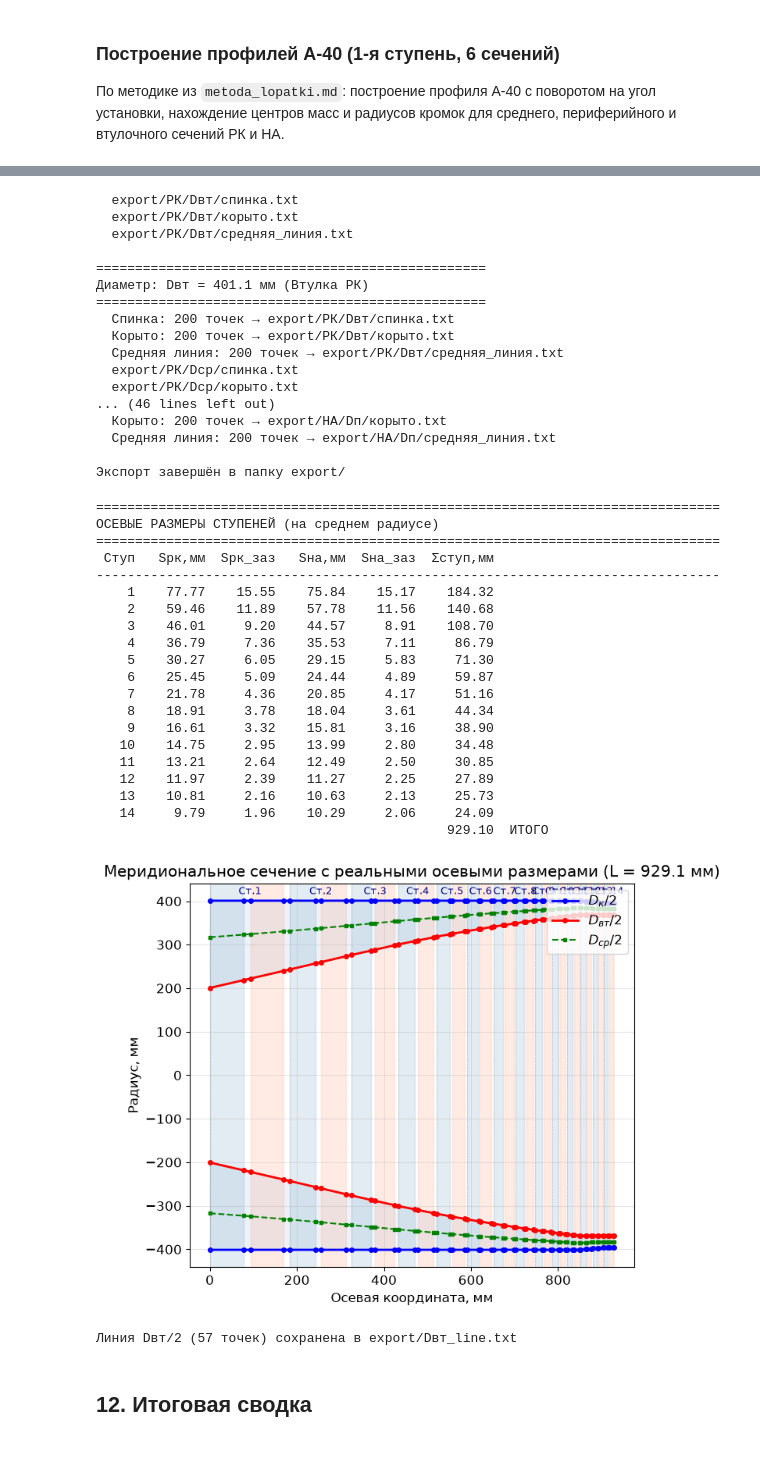
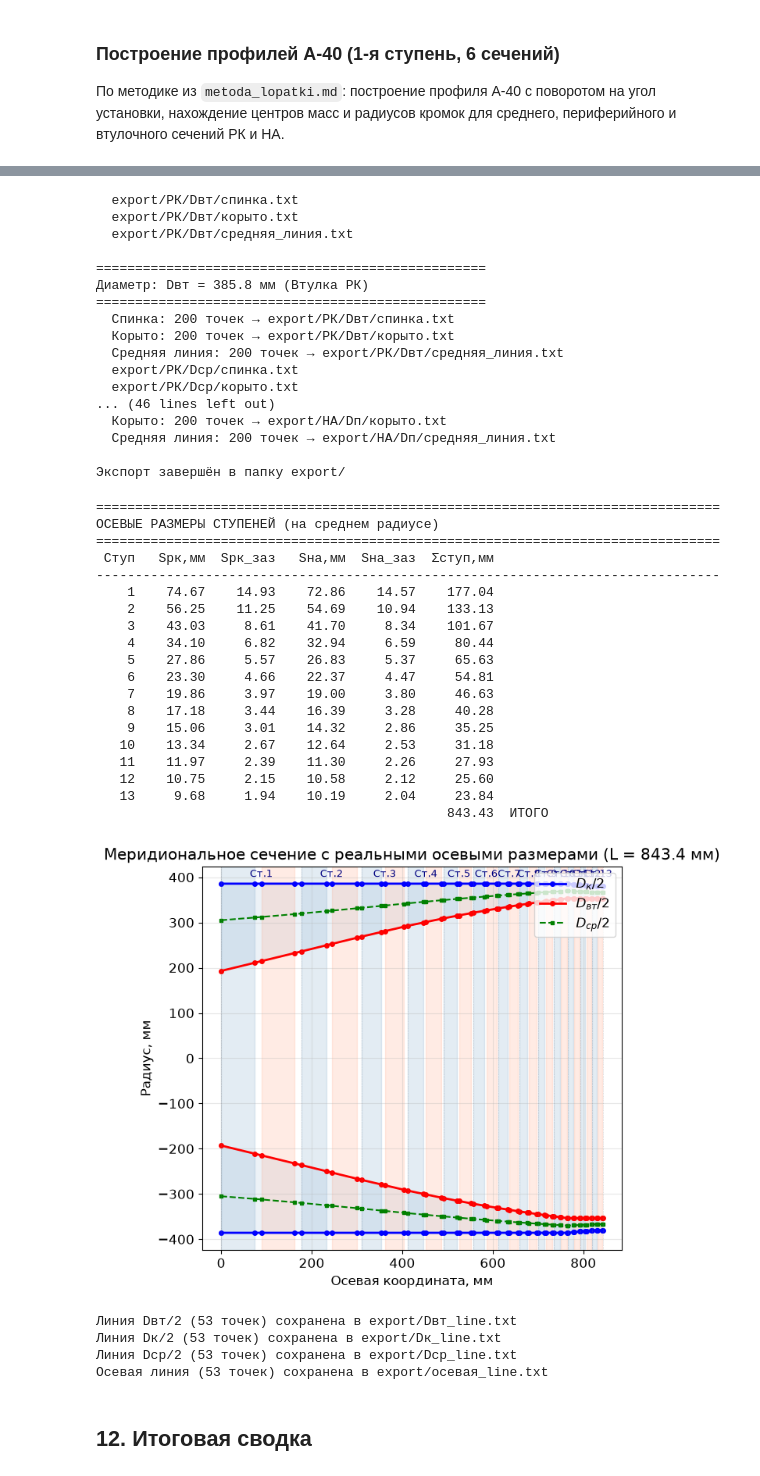
Before and after one commit to mikiway902/Compressors_Kurs_part_2, a Jupyter notebook: Vlad/My_compres_final_Vlad.ipynb, the cells around one changed output, grey strips where cells are left out. Drawn from its saved outputs; the diff is of its cells as text; code cells hidden in the pictures.

```diff
--- a/Vlad/My_compres_final_Vlad.ipynb
+++ b/Vlad/My_compres_final_Vlad.ipynb
@@ -2182,7 +2180,7 @@ t_NA_vt = np.pi * Dvt2_prof / Z_NA_blades
 #              хорда НА на периферии 0.9*b, на втулке 1.2*b
 bt_RK_k_arr  = (1.2 * b_RK) / t_RK_k
 bt_RK_sr_arr = b_RK / t_RK_sr_a
-bt_RK_vt_arr = (1.0 * b_RK) / t_RK_vt
+bt_RK_vt_arr = (0.9 * b_RK) / t_RK_vt
 
 bt_NA_k_arr  = (1.0 * b_NA) / t_NA_k
 bt_NA_sr_arr = b_NA / t_NA_sr_a
@@ -2539,7 +2537,7 @@ print(f"\nЭкспорт завершён в папку export/")
   export/РК/Dвт/средняя_линия.txt
 
 ==================================================
-Диаметр: Dвт = 401.1 мм (Втулка РК)
+Диаметр: Dвт = 385.8 мм (Втулка РК)
 ==================================================
   Спинка: 200 точек → export/РК/Dвт/спинка.txt
   Корыто: 200 точек → export/РК/Dвт/корыто.txt
@@ -2641,50 +2639,76 @@ x_cum = 0.0
 for i in range(Z + 1):
     ax.axvline(x_cum * 1000, color='gray', ls=':', lw=0.5, alpha=0.5)
     if i < Z:
         x_cum += S_RK[i] + S_RK_gap[i] + S_NA[i] + S_NA_gap[i]
 
 ax.set_xlabel('Осевая координата, мм')
 ax.set_ylabel('Радиус, мм')
 ax.set_title(f'Меридиональное сечение с реальными осевыми размерами '
              f'(L = {L_total*1000:.1f} мм)')
 ax.legend(loc='upper right')
 ax.set_aspect('equal')
 ax.grid(True, alpha=0.3)
 plt.tight_layout()
 plt.show()
 
 
 # --- Экспорт линии Dвт/2 в файл ---
 os.makedirs('export', exist_ok=True)
 with open(os.path.join('export', 'Dвт_line.txt'), 'w', encoding='utf-8') as f:
     f.write("# Линия Dвт/2 меридионального сечения\n")
     f.write("# X, мм    Dвт/2, мм\n")
     for x, d in zip(x_mm, dvt_mm / 2):
         f.write(f"{x:.4f} {d:.4f}\n")
 print(f"\nЛиния Dвт/2 ({len(x_mm)} точек) сохранена в export/Dвт_line.txt")
+
+# --- Экспорт линии Dк/2 (периферия) в файл ---
+with open(os.path.join('export', 'Dк_line.txt'), 'w', encoding='utf-8') as f:
+    f.write("# Линия Dк/2 меридионального сечения (периферия)\n")
+    f.write("# X, мм    Dк/2, мм\n")
+    for x, d in zip(x_mm, dk_mm / 2):
+        f.write(f"{x:.4f} {d:.4f}\n")
+print(f"Линия Dк/2 ({len(x_mm)} точек) сохранена в export/Dк_line.txt")
+
+# --- Экспорт линии Dср/2 (средняя) в файл ---
+with open(os.path.join('export', 'Dср_line.txt'), 'w', encoding='utf-8') as f:
+    f.write("# Линия Dср/2 меридионального сечения (средняя линия)\n")
+    f.write("# X, мм    Dср/2, мм\n")
+    for x, d in zip(x_mm, dsr_mm / 2):
+        f.write(f"{x:.4f} {d:.4f}\n")
+print(f"Линия Dср/2 ({len(x_mm)} точек) сохранена в export/Dср_line.txt")
+
+# --- Экспорт осевой линии (Y=0) в файл ---
+with open(os.path.join('export', 'осевая_line.txt'), 'w', encoding='utf-8') as f:
+    f.write("# Осевая линия меридионального сечения (Y=0)\n")
+    f.write("# X, мм    Y, мм\n")
+    for x in x_mm:
+        f.write(f"{x:.4f} 0.0000\n")
+print(f"Осевая линия ({len(x_mm)} точек) сохранена в export/осевая_line.txt")
 # %% [output]
 ================================================================================
 ОСЕВЫЕ РАЗМЕРЫ СТУПЕНЕЙ (на среднем радиусе)
 ================================================================================
  Ступ   Sрк,мм  Sрк_заз   Sна,мм  Sна_заз  Σступ,мм
 --------------------------------------------------------------------------------
-    1    77.77    15.55    75.84    15.17    184.32
-    2    59.46    11.89    57.78    11.56    140.68
-    3    46.01     9.20    44.57     8.91    108.70
-    4    36.79     7.36    35.53     7.11     86.79
-    5    30.27     6.05    29.15     5.83     71.30
-    6    25.45     5.09    24.44     4.89     59.87
-    7    21.78     4.36    20.85     4.17     51.16
-    8    18.91     3.78    18.04     3.61     44.34
-    9    16.61     3.32    15.81     3.16     38.90
-   10    14.75     2.95    13.99     2.80     34.48
-   11    13.21     2.64    12.49     2.50     30.85
-   12    11.97     2.39    11.27     2.25     27.89
-   13    10.81     2.16    10.63     2.13     25.73
-   14     9.79     1.96    10.29     2.06     24.09
-                                             929.10  ИТОГО
+    1    74.67    14.93    72.86    14.57    177.04
+    2    56.25    11.25    54.69    10.94    133.13
+    3    43.03     8.61    41.70     8.34    101.67
+    4    34.10     6.82    32.94     6.59     80.44
+    5    27.86     5.57    26.83     5.37     65.63
+    6    23.30     4.66    22.37     4.47     54.81
+    7    19.86     3.97    19.00     3.80     46.63
+    8    17.18     3.44    16.39     3.28     40.28
+    9    15.06     3.01    14.32     2.86     35.25
+   10    13.34     2.67    12.64     2.53     31.18
+   11    11.97     2.39    11.30     2.26     27.93
+   12    10.75     2.15    10.58     2.12     25.60
+   13     9.68     1.94    10.19     2.04     23.84
+                                             843.43  ИТОГО
-[figure, old version]
+[figure, new version]
-Линия Dвт/2 (57 точек) сохранена в export/Dвт_line.txt
+Линия Dвт/2 (53 точек) сохранена в export/Dвт_line.txt
+Линия Dк/2 (53 точек) сохранена в export/Dк_line.txt
+Линия Dср/2 (53 точек) сохранена в export/Dср_line.txt
+Осевая линия (53 точек) сохранена в export/осевая_line.txt
 # %% [markdown]
 ## 12. Итоговая сводка
 # %%
```
Also changed, not shown: parts of 20 cells of this notebook, 36 other files.
